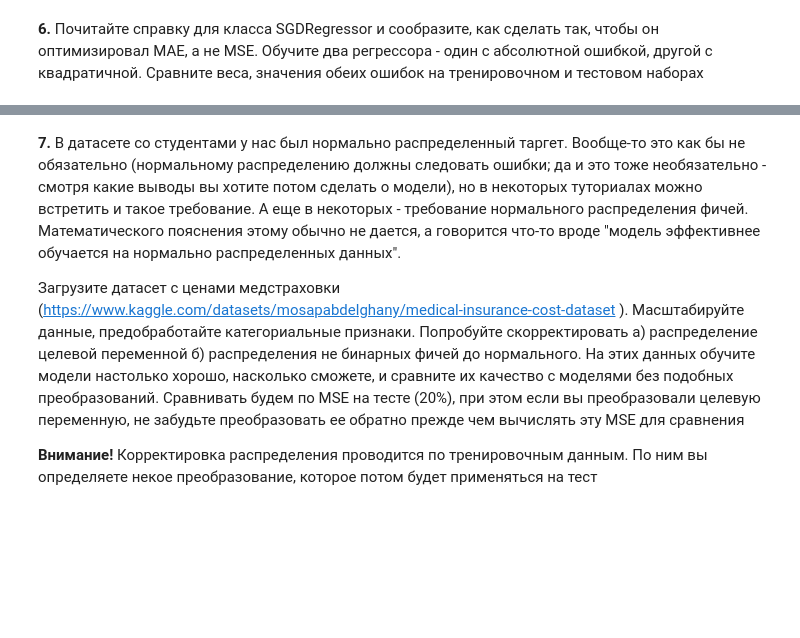
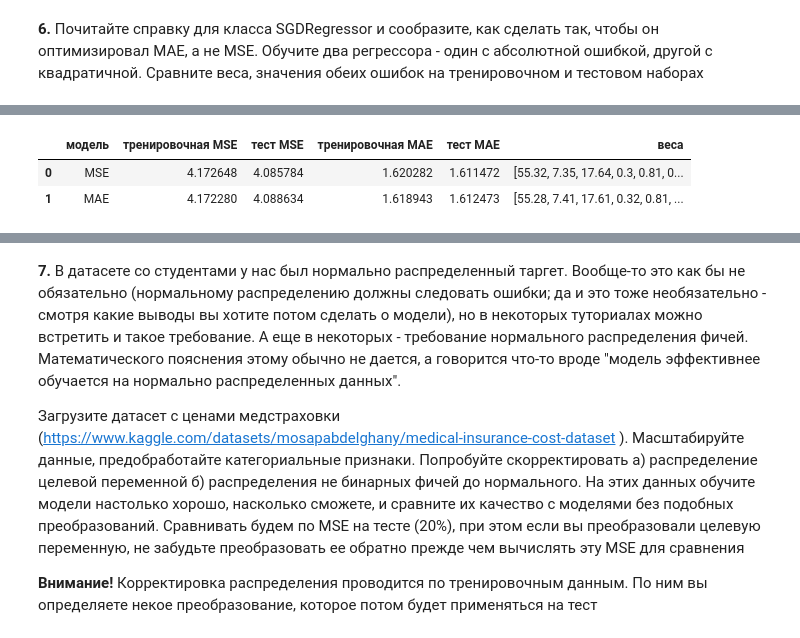
Before and after one commit to UladzislauShuman/university_homework, a Jupyter notebook: famcs_homework/ML/lab2/LB2_template.ipynb, the cells around one changed output, grey strips where cells are left out. Saved outputs shown, nothing was run; the diff lists cells and outputs as text; code cells hidden in the pictures; blank space fills up the shorter version.

```diff
--- a/famcs_homework/ML/lab2/LB2_template.ipynb
+++ b/famcs_homework/ML/lab2/LB2_template.ipynb
@@ -564,0 +579,48 @@ L2 стремит w_i к 0, но не делает его нулевым. а L1
+# %%
+from sklearn.linear_model import SGDRegressor
+from sklearn.metrics import mean_squared_error, mean_absolute_error
+import pandas as pd
+
+# MSE
+sgd_mse = SGDRegressor(loss='squared_error', random_state=42, max_iter=1000, tol=1e-3)
+sgd_mse.fit(X_train_scaled, y_train)
+
+# Почитайте справку для класса SGDRegressor и сообразите, как сделать так, чтобы он оптимизировал MAE, а не MSE.
+# MAE
+sgd_mae = SGDRegressor(loss='epsilon_insensitive', random_state=42, max_iter=1000, epsilon=0)
+sgd_mae.fit(X_train_scaled, y_train)
+
+results_mae_vs_mse = []
+
+# MSE
+train_preds_mse = sgd_mse.predict(X_train_scaled)
+test_preds_mse = sgd_mse.predict(X_test_scaled)
+weights_mse = np.insert(sgd_mse.coef_, 0, sgd_mse.intercept_)
+results_mae_vs_mse.append({
+    "модель": "MSE",
+    "тренировочная MSE": mean_squared_error(y_train, train_preds_mse),
+    "тест MSE": mean_squared_error(y_test, test_preds_mse),
+    "тренировочная MAE": mean_absolute_error(y_train, train_preds_mse),
+    "тест MAE": mean_absolute_error(y_test, test_preds_mse),
+    "веса": np.round(weights_mse, 2)
+})
+
+# MAE
+train_preds_mae = sgd_mae.predict(X_train_scaled)
+test_preds_mae = sgd_mae.predict(X_test_scaled)
+weights_mae = np.insert(sgd_mae.coef_, 0, sgd_mae.intercept_)
+results_mae_vs_mse.append({
+    "модель": "MAE",
+    "тренировочная MSE": mean_squared_error(y_train, train_preds_mae),
+    "тест MSE": mean_squared_error(y_test, test_preds_mae),
+    "тренировочная MAE": mean_absolute_error(y_train, train_preds_mae),
+    "тест MAE": mean_absolute_error(y_test, test_preds_mae),
+    "веса": np.round(weights_mae, 2)
+})
+
+df_comparison = pd.DataFrame(results_mae_vs_mse)
+display(df_comparison)
+# %% [output]
+|  | модель | тренировочная MSE | тест MSE | тренировочная MAE | тест MAE | веса |
+| 0 | MSE | 4.172648 | 4.085784 | 1.620282 | 1.611472 | [55.32, 7.35, 17.64, 0.3, 0.81, 0... |
+| 1 | MAE | 4.172280 | 4.088634 | 1.618943 | 1.612473 | [55.28, 7.41, 17.61, 0.32, 0.81, ... |
```
Also changed, not shown: parts of 6 cells of this notebook, 2 other files.
